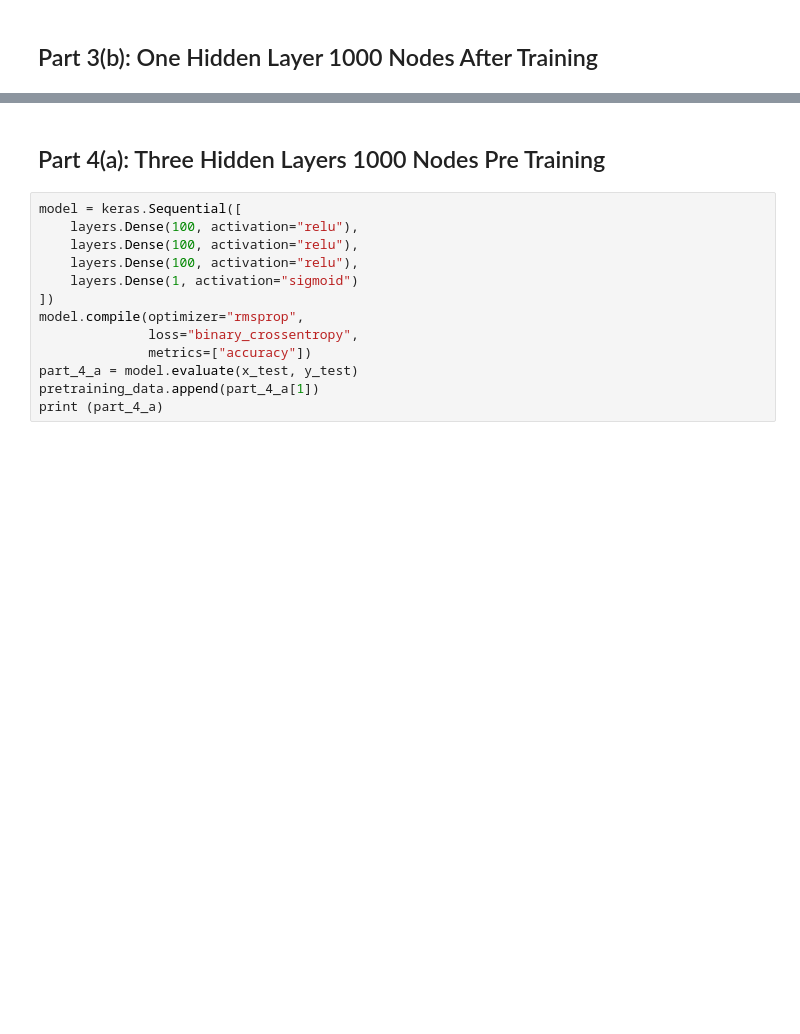
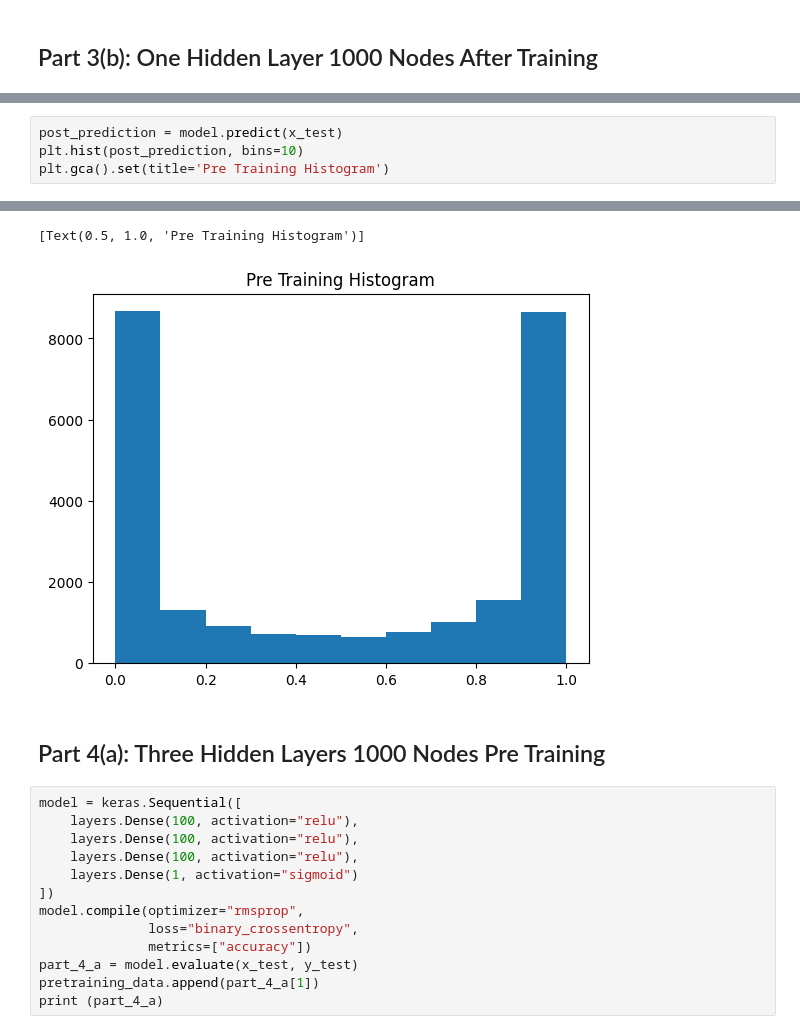
Before and after one commit to SherwynBraganza31/csc592_datasci_intro, a Jupyter notebook: chapter4_homework/Ray's Homework 3.ipynb, the cells around one changed output, grey strips where cells are left out. Cells and saved outputs as stored; diff of their text form; blank space fills up the shorter version.

```diff
--- a/chapter4_homework/Ray's Homework 3.ipynb
+++ b/chapter4_homework/Ray's Homework 3.ipynb
@@ -448,0 +472,5 @@ Epoch 4/4
+# %%
+post_prediction = model.predict(x_test)
+plt.hist(post_prediction, bins=10)
+plt.gca().set(title='Pre Training Histogram')
+# %% [output]
@@ -449,3 +478,5 @@ Epoch 4/4
+[Text(0.5, 1.0, 'Pre Training Histogram')]
+[figure, added]
 # %% [markdown]
 ## Part 4(a): Three Hidden Layers 1000 Nodes Pre Training
 # %%
```
Also changed, not shown: parts of 28 cells of this notebook, 1 other file.
